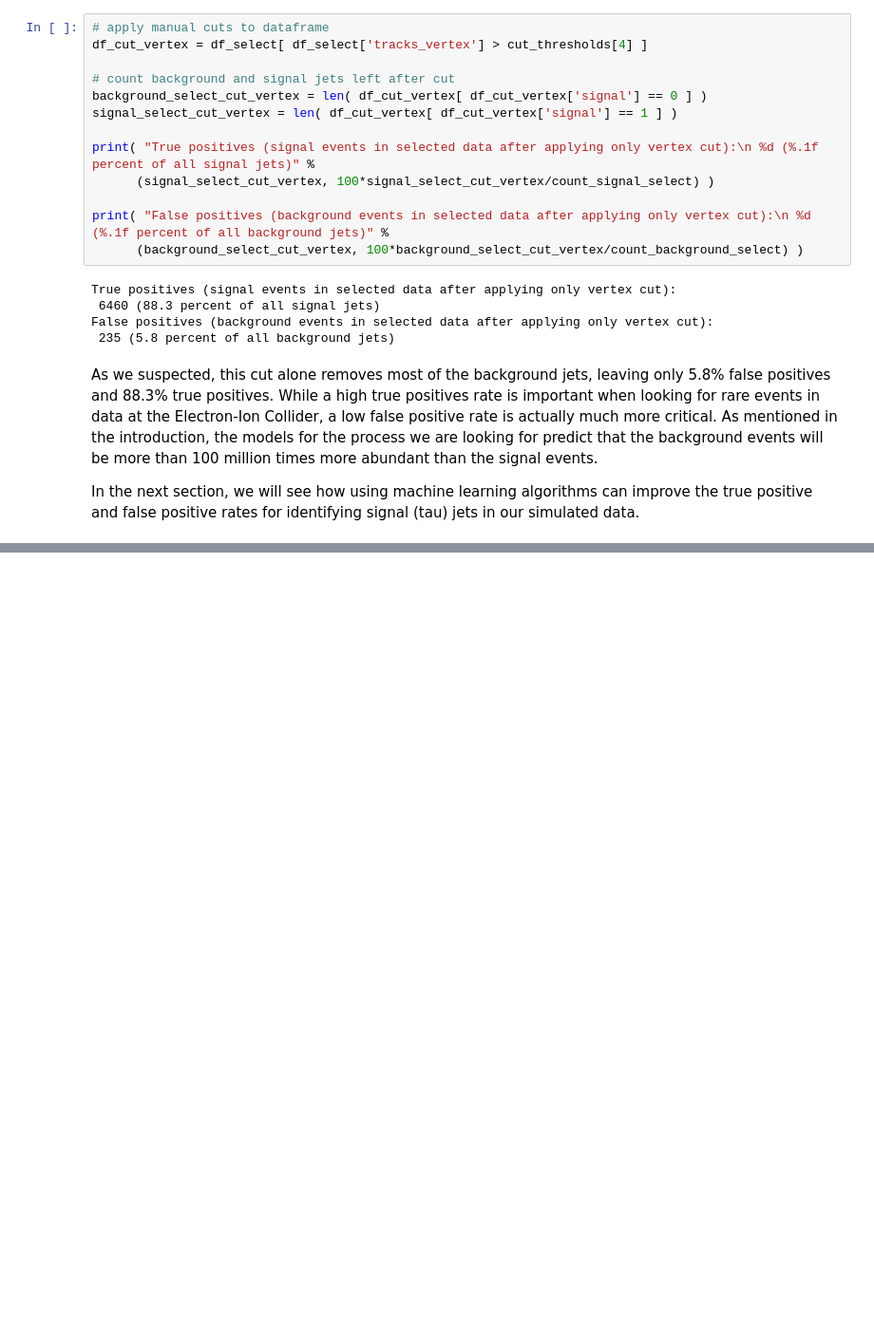
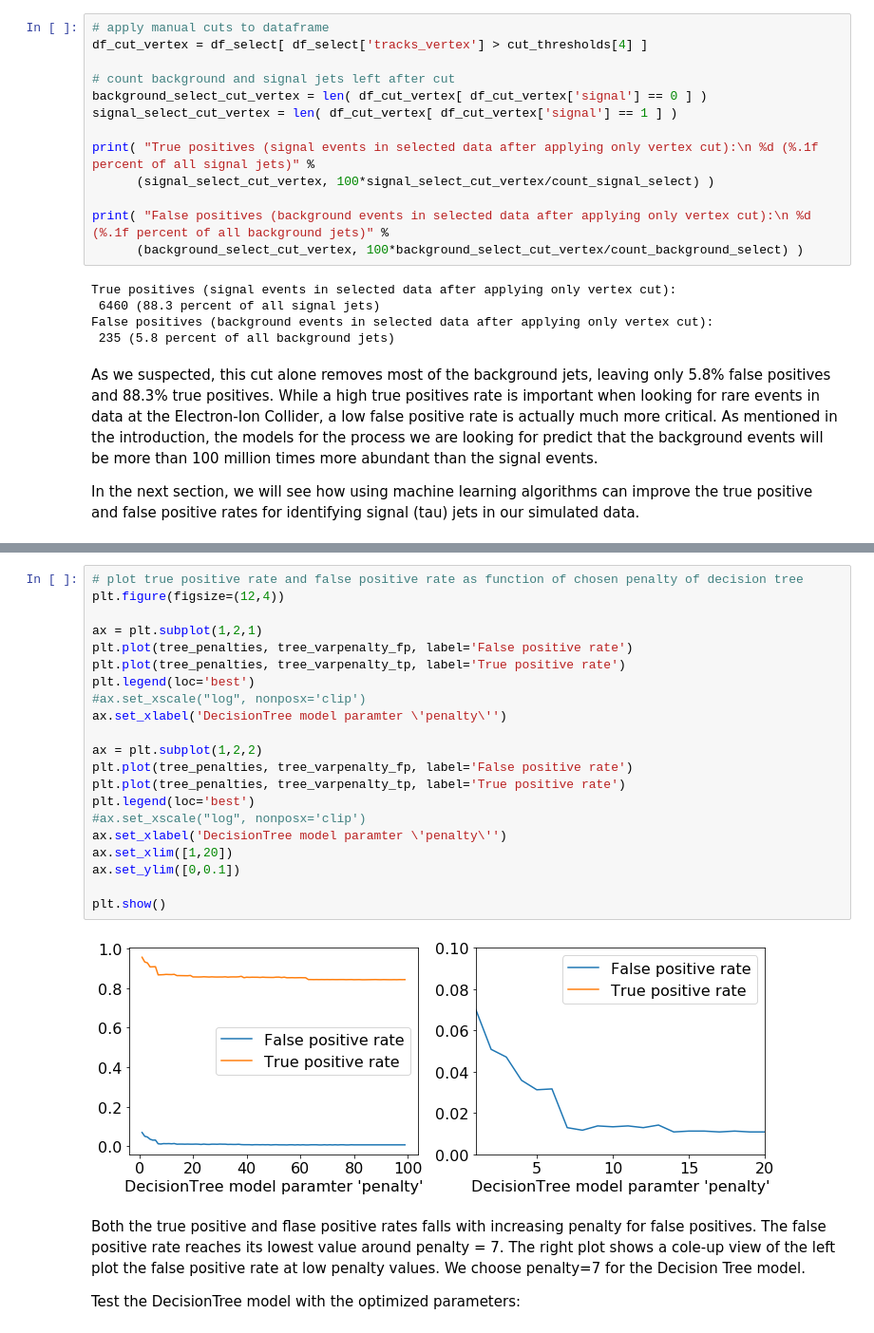
Before and after one commit to nfeege/eic-tau-classification, a Jupyter notebook: eic-tau-classification.ipynb, the cells around one changed output, grey strips where cells are left out. Shown: that part at 95% size. Cells and saved outputs as stored; diff of their text form; blank space fills up the shorter version.

```diff
--- a/eic-tau-classification.ipynb
+++ b/eic-tau-classification.ipynb
@@ -569,0 +672,27 @@ Lorem ipsum...
+# %%
+# plot true positive rate and false positive rate as function of chosen penalty of decision tree
+plt.figure(figsize=(12,4))
+
+ax = plt.subplot(1,2,1)
+plt.plot(tree_penalties, tree_varpenalty_fp, label='False positive rate')
+plt.plot(tree_penalties, tree_varpenalty_tp, label='True positive rate')
+plt.legend(loc='best')
+#ax.set_xscale("log", nonposx='clip')
+ax.set_xlabel('DecisionTree model paramter \'penalty\'')
+
+ax = plt.subplot(1,2,2)
+plt.plot(tree_penalties, tree_varpenalty_fp, label='False positive rate')
+plt.plot(tree_penalties, tree_varpenalty_tp, label='True positive rate')
+plt.legend(loc='best')
+#ax.set_xscale("log", nonposx='clip')
+ax.set_xlabel('DecisionTree model paramter \'penalty\'')
+ax.set_xlim([1,20])
+ax.set_ylim([0,0.1])
+
+plt.show()
+# %% [output]
+[figure, added]
+# %% [markdown]
+Both the true positive and flase positive rates falls with increasing penalty for false positives. The false positive rate reaches its lowest value around penalty = 7. The right plot shows a cole-up view of the left plot the false positive rate at low penalty values. We choose penalty=7 for the Decision Tree model.
+
+Test the DecisionTree model with the optimized parameters:
```
Also changed, not shown: parts of 60 cells of this notebook.
